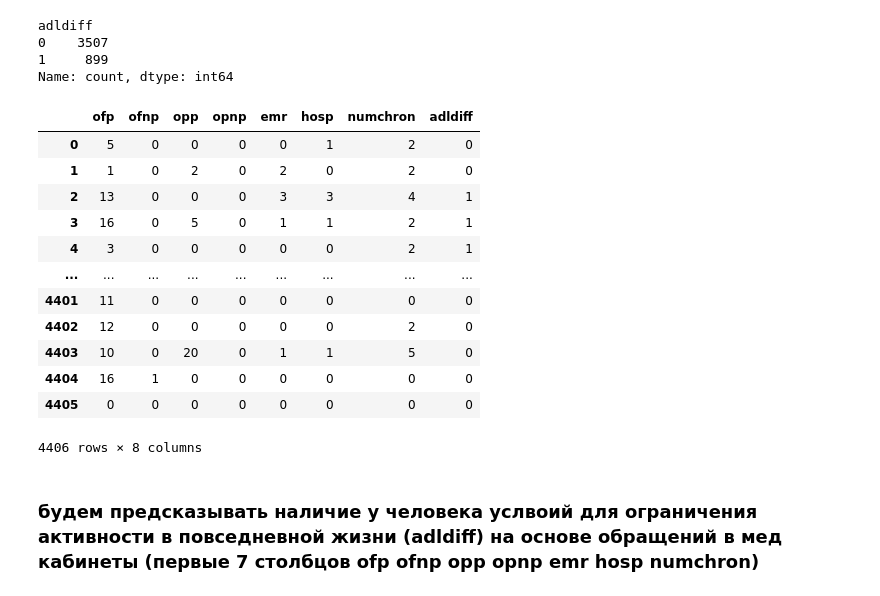
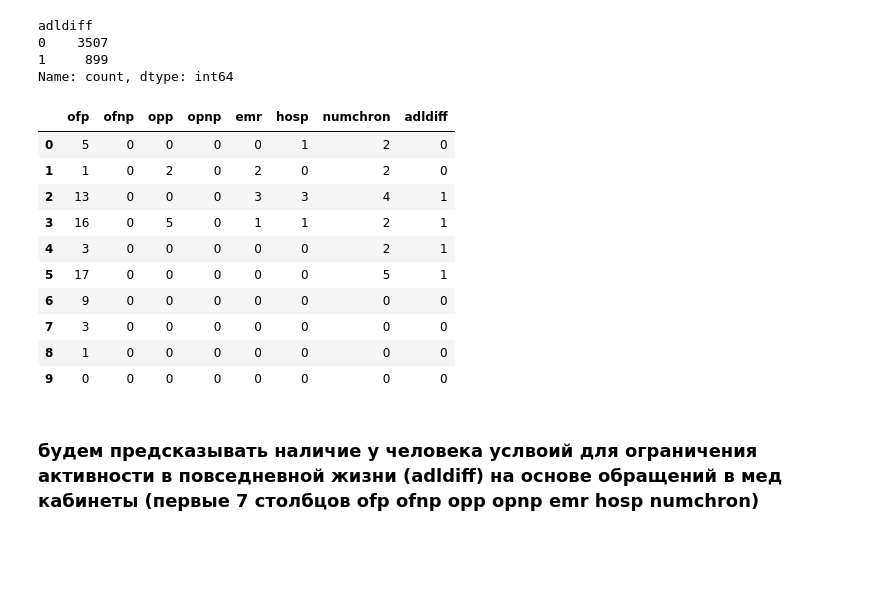
Before and after one commit to vpshenichnii/Innopolis-2024PVA, a Jupyter notebook: midterm_assest_Pshenichnii.ipynb, the cells around one changed output. Saved outputs shown, nothing was run; the diff lists cells and outputs as text; code cells hidden in the pictures; blank space fills up the shorter version.

```diff
--- a/midterm_assest_Pshenichnii.ipynb
+++ b/midterm_assest_Pshenichnii.ipynb
@@ -323,21 +316,19 @@ Name: count, dtype: int64
 # %%
 data = df[['ofp', 'ofnp', 'opp', 'opnp', 'emr', 'hosp', 'numchron', 'adldiff']]
 # %%
-data
+data.head(10)
 # %% [output]
 |  | ofp | ofnp | opp | opnp | emr | hosp | numchron | adldiff |
 | 0 | 5 | 0 | 0 | 0 | 0 | 1 | 2 | 0 |
 | 1 | 1 | 0 | 2 | 0 | 2 | 0 | 2 | 0 |
 | 2 | 13 | 0 | 0 | 0 | 3 | 3 | 4 | 1 |
 | 3 | 16 | 0 | 5 | 0 | 1 | 1 | 2 | 1 |
 | 4 | 3 | 0 | 0 | 0 | 0 | 0 | 2 | 1 |
-| ... | ... | ... | ... | ... | ... | ... | ... | ... |
-| 4401 | 11 | 0 | 0 | 0 | 0 | 0 | 0 | 0 |
-| 4402 | 12 | 0 | 0 | 0 | 0 | 0 | 2 | 0 |
-| 4403 | 10 | 0 | 20 | 0 | 1 | 1 | 5 | 0 |
-| 4404 | 16 | 1 | 0 | 0 | 0 | 0 | 0 | 0 |
-| 4405 | 0 | 0 | 0 | 0 | 0 | 0 | 0 | 0 |
+| 5 | 17 | 0 | 0 | 0 | 0 | 0 | 5 | 1 |
+| 6 | 9 | 0 | 0 | 0 | 0 | 0 | 0 | 0 |
+| 7 | 3 | 0 | 0 | 0 | 0 | 0 | 0 | 0 |
+| 8 | 1 | 0 | 0 | 0 | 0 | 0 | 0 | 0 |
+| 9 | 0 | 0 | 0 | 0 | 0 | 0 | 0 | 0 |
-4406 rows × 8 columns
 # %% [markdown]
 ### будем предсказывать наличие у человека услвоий для ограничения активности в повседневной жизни (adldiff) на основе обращений в мед кабинеты (первые 7 столбцов ofp	ofnp	opp	opnp	emr	hosp	numchron)
 # %%
```
Also changed, not shown: parts of 36 cells of this notebook.
